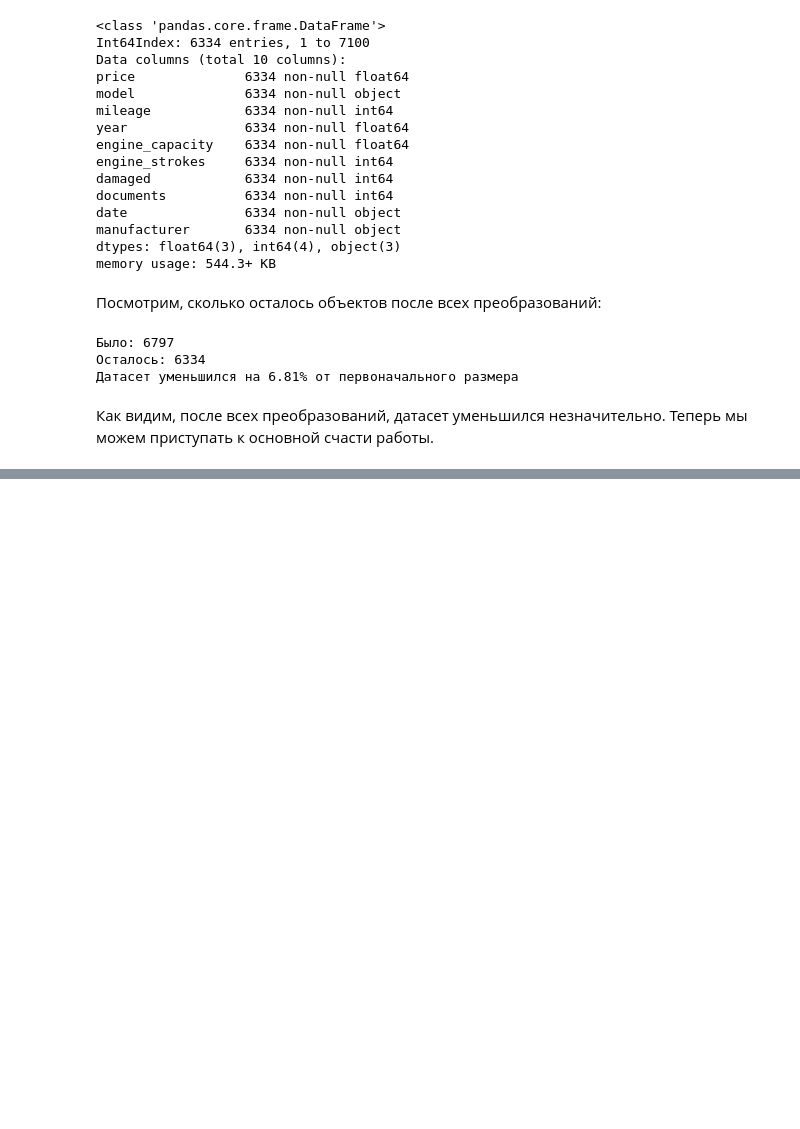
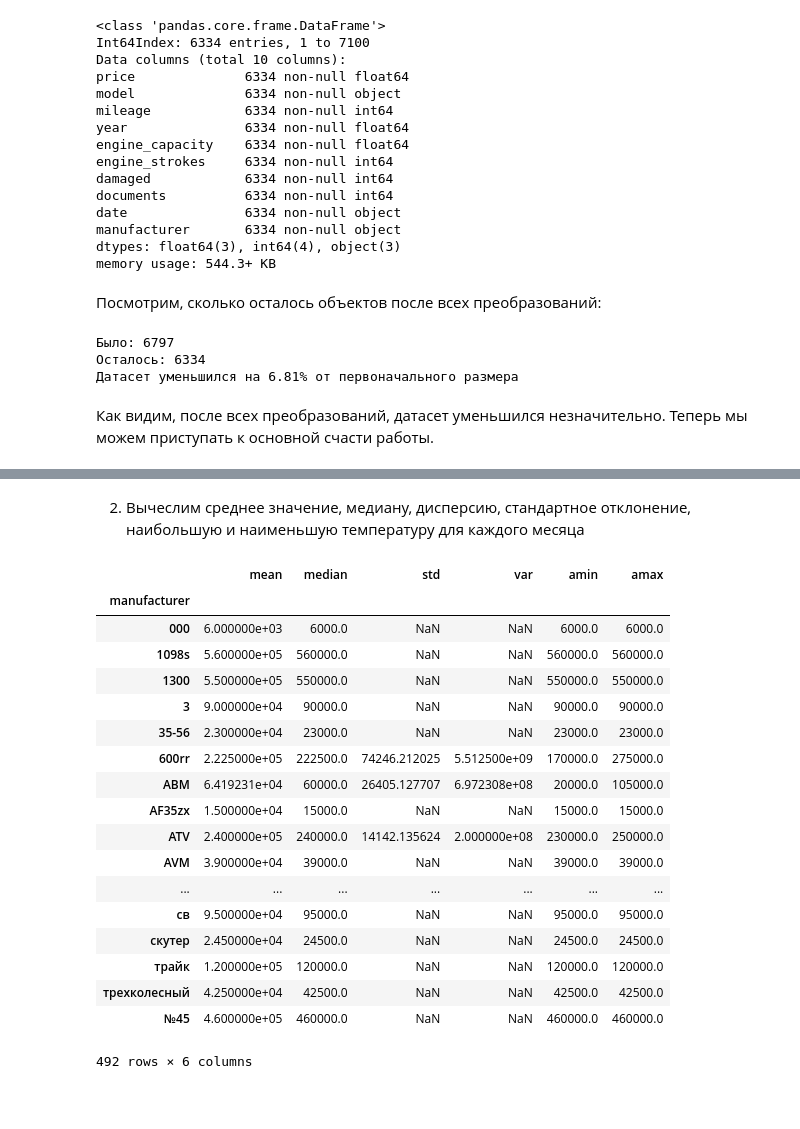
Before and after one commit to maxbolgarin/datamining_project, a Jupyter notebook: project/model.ipynb, the cells around one changed output, grey strips where cells are left out. Cells and saved outputs as stored; diff of their text form; code cells hidden in the pictures; blank space fills up the shorter version.

```diff
--- a/project/model.ipynb
+++ b/project/model.ipynb
@@ -430,2 +633,27 @@ print('Датасет уменьшился на {:.3}% от первоначал
+# %% [markdown]
+2. Вычеслим среднее значение, медиану, дисперсию, стандартное отклонение, наибольшую и наименьшую температуру для каждого месяца
+# %%
+price_model=motorcycles.groupby(by = 'manufacturer')['price'].agg([np.mean, np.median, np.std, np.var, np.min, np.max])
+price_model
+# %% [output]
+|  | mean | median | std | var | amin | amax |
+| manufacturer |  |  |  |  |  |  |
+| 000 | 6.000000e+03 | 6000.0 | NaN | NaN | 6000.0 | 6000.0 |
+| 1098s | 5.600000e+05 | 560000.0 | NaN | NaN | 560000.0 | 560000.0 |
+| 1300 | 5.500000e+05 | 550000.0 | NaN | NaN | 550000.0 | 550000.0 |
+| 3 | 9.000000e+04 | 90000.0 | NaN | NaN | 90000.0 | 90000.0 |
+| 35-56 | 2.300000e+04 | 23000.0 | NaN | NaN | 23000.0 | 23000.0 |
+| 600rr | 2.225000e+05 | 222500.0 | 74246.212025 | 5.512500e+09 | 170000.0 | 275000.0 |
+| ABM | 6.419231e+04 | 60000.0 | 26405.127707 | 6.972308e+08 | 20000.0 | 105000.0 |
+| AF35zx | 1.500000e+04 | 15000.0 | NaN | NaN | 15000.0 | 15000.0 |
+| ATV | 2.400000e+05 | 240000.0 | 14142.135624 | 2.000000e+08 | 230000.0 | 250000.0 |
+| AVM | 3.900000e+04 | 39000.0 | NaN | NaN | 39000.0 | 39000.0 |
+| ... | ... | ... | ... | ... | ... | ... |
+| св | 9.500000e+04 | 95000.0 | NaN | NaN | 95000.0 | 95000.0 |
+| скутер | 2.450000e+04 | 24500.0 | NaN | NaN | 24500.0 | 24500.0 |
+| трайк | 1.200000e+05 | 120000.0 | NaN | NaN | 120000.0 | 120000.0 |
+| трехколесный | 4.250000e+04 | 42500.0 | NaN | NaN | 42500.0 | 42500.0 |
+| №45 | 4.600000e+05 | 460000.0 | NaN | NaN | 460000.0 | 460000.0 |
+492 rows × 6 columns
 # %% [markdown]
 <br>
```
Also changed, not shown: parts of 42 cells of this notebook, 2 other files.
